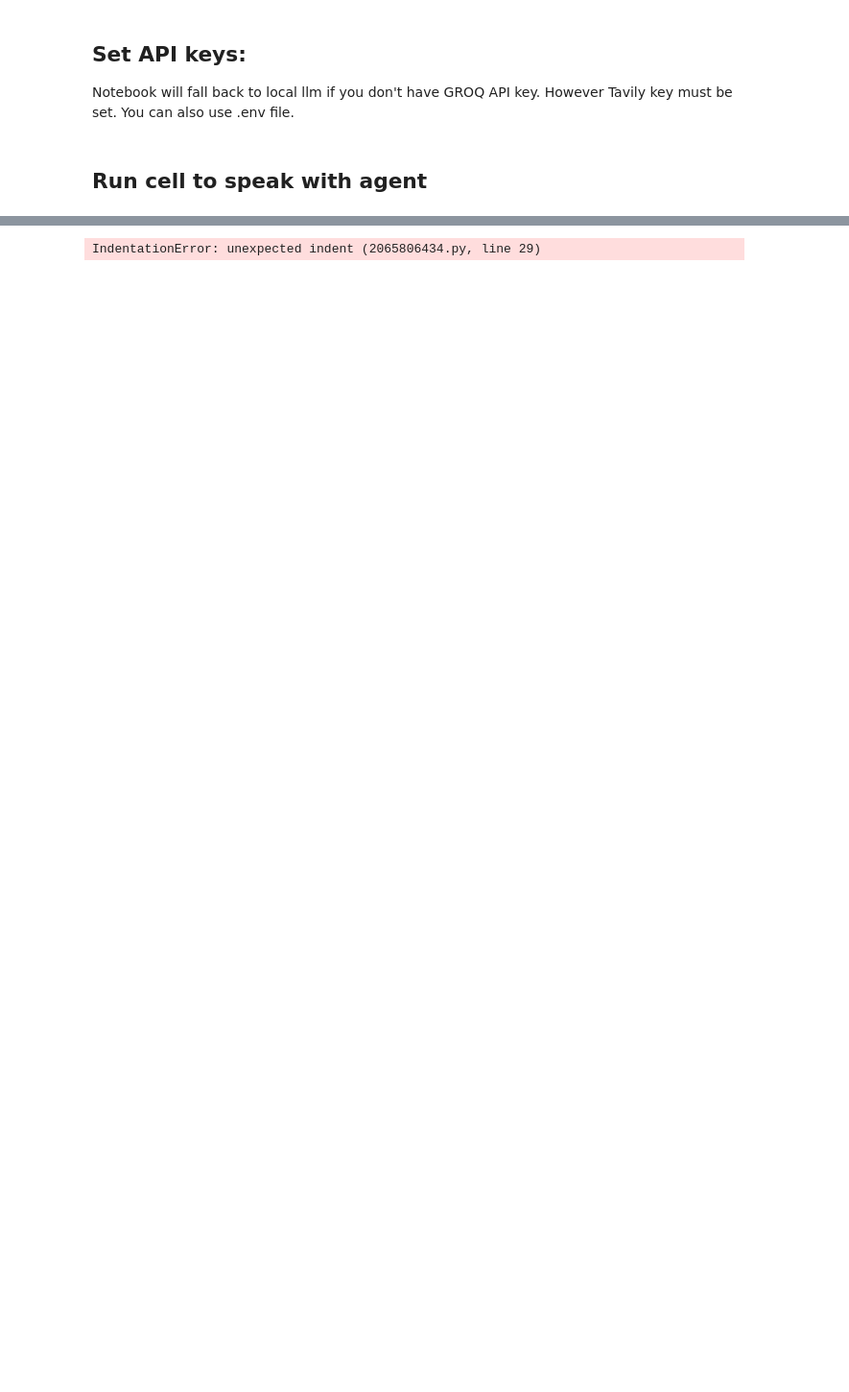
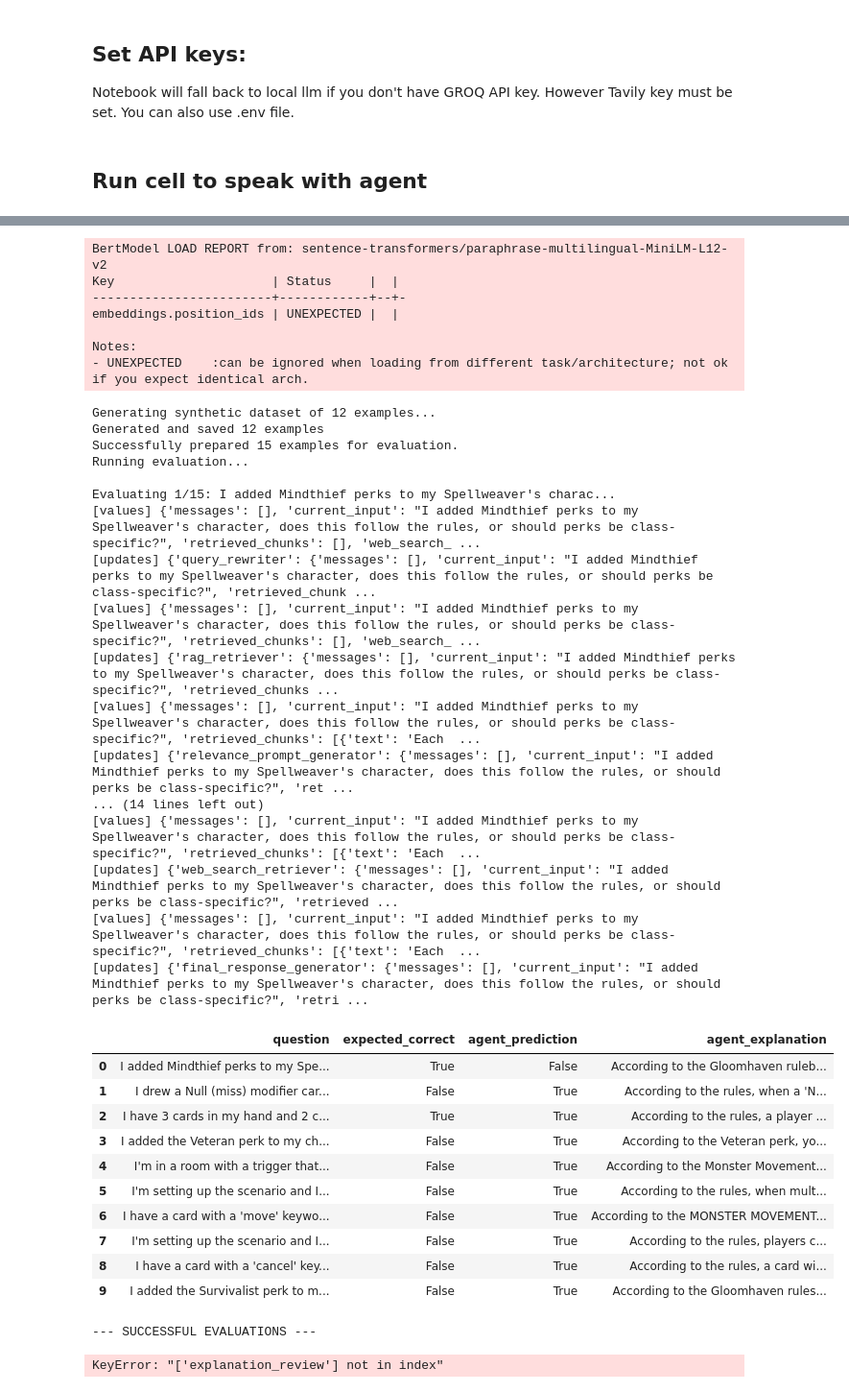
Before and after one commit to czovekboti/gloomhaven_agent, a Jupyter notebook: notebook.ipynb, the cells around one changed output, grey strips where cells are left out. Shown at 96% size. Saved outputs shown, nothing was run; the diff lists cells and outputs as text; code cells hidden in the pictures; blank space fills up the shorter version.

Commit message:
Fixedd jupyter evaluation

```diff
--- a/notebook.ipynb
+++ b/notebook.ipynb
@@ -67,33 +98,69 @@ if report.get("failed_evaluations"):
         'agent_prediction',
         'agent_explanation'
     ]])
-successful_evals = report.get('successful_evaluations', []),
+successful_evals = report.get('successful_evaluations', [])
 if successful_evals:
     print("\n--- SUCCESSFUL EVALUATIONS ---")
 
     # Create a DataFrame from the successful evaluations
     df_success = pd.DataFrame(successful_evals)
 
     # Select and rename columns for a cleaner, more focused display
     df_display = df_success[[
         'question',
         'agent_explanation',
         'explanation_review'
     ]].rename(columns={
         'question': 'Question',
         'agent_explanation': 'Agent Explanation',
         'explanation_review': 'Judge Review'
     })
 
     # Apply styling for better readability (left-aligned, wrapped text)
     styled_df = df_display.style.set_properties(**{
         'text-align': 'left',
         'white-space': 'pre-wrap',
         'vertical-align': 'top'
     }).set_table_styles([
         {'selector': 'th', 'props': [('text-align', 'left'), ('font-weight', 'bold')]}
     ])
 
     display(styled_df)
 # %% [output]
-IndentationError: unexpected indent (2065806434.py, line 29)
+BertModel LOAD REPORT from: sentence-transformers/paraphrase-multilingual-MiniLM-L12-v2
+Key                     | Status     |  |
+------------------------+------------+--+-
+embeddings.position_ids | UNEXPECTED |  |
+
+Notes:
+- UNEXPECTED    :can be ignored when loading from different task/architecture; not ok if you expect identical arch.
+Generating synthetic dataset of 12 examples...
+Generated and saved 12 examples
+Successfully prepared 15 examples for evaluation.
+Running evaluation...
+
+Evaluating 1/15: I added Mindthief perks to my Spellweaver's charac...
+[values] {'messages': [], 'current_input': "I added Mindthief perks to my Spellweaver's character, does this follow the rules, or should perks be class-specific?", 'retrieved_chunks': [], 'web_search_ ...
+[updates] {'query_rewriter': {'messages': [], 'current_input': "I added Mindthief perks to my Spellweaver's character, does this follow the rules, or should perks be class-specific?", 'retrieved_chunk ...
+[values] {'messages': [], 'current_input': "I added Mindthief perks to my Spellweaver's character, does this follow the rules, or should perks be class-specific?", 'retrieved_chunks': [], 'web_search_ ...
+[updates] {'rag_retriever': {'messages': [], 'current_input': "I added Mindthief perks to my Spellweaver's character, does this follow the rules, or should perks be class-specific?", 'retrieved_chunks ...
+[values] {'messages': [], 'current_input': "I added Mindthief perks to my Spellweaver's character, does this follow the rules, or should perks be class-specific?", 'retrieved_chunks': [{'text': 'Each  ...
+[updates] {'relevance_prompt_generator': {'messages': [], 'current_input': "I added Mindthief perks to my Spellweaver's character, does this follow the rules, or should perks be class-specific?", 'ret ...
+... (14 lines left out)
+[values] {'messages': [], 'current_input': "I added Mindthief perks to my Spellweaver's character, does this follow the rules, or should perks be class-specific?", 'retrieved_chunks': [{'text': 'Each  ...
+[updates] {'web_search_retriever': {'messages': [], 'current_input': "I added Mindthief perks to my Spellweaver's character, does this follow the rules, or should perks be class-specific?", 'retrieved ...
+[values] {'messages': [], 'current_input': "I added Mindthief perks to my Spellweaver's character, does this follow the rules, or should perks be class-specific?", 'retrieved_chunks': [{'text': 'Each  ...
+[updates] {'final_response_generator': {'messages': [], 'current_input': "I added Mindthief perks to my Spellweaver's character, does this follow the rules, or should perks be class-specific?", 'retri ...
+|  | question | expected_correct | agent_prediction | agent_explanation |
+| 0 | I added Mindthief perks to my Spe... | True | False | According to the Gloomhaven ruleb... |
+| 1 | I drew a Null (miss) modifier car... | False | True | According to the rules, when a 'N... |
+| 2 | I have 3 cards in my hand and 2 c... | True | True | According to the rules, a player ... |
+| 3 | I added the Veteran perk to my ch... | False | True | According to the Veteran perk, yo... |
+| 4 | I'm in a room with a trigger that... | False | True | According to the Monster Movement... |
+| 5 | I'm setting up the scenario and I... | False | True | According to the rules, when mult... |
+| 6 | I have a card with a 'move' keywo... | False | True | According to the MONSTER MOVEMENT... |
+| 7 | I'm setting up the scenario and I... | False | True | According to the rules, players c... |
+| 8 | I have a card with a 'cancel' key... | False | True | According to the rules, a card wi... |
+| 9 | I added the Survivalist perk to m... | False | True | According to the Gloomhaven rules... |
+--- SUCCESSFUL EVALUATIONS ---
+KeyError: "['explanation_review'] not in index"
```
Also changed, not shown: parts of 5 cells of this notebook, 1 other file.
